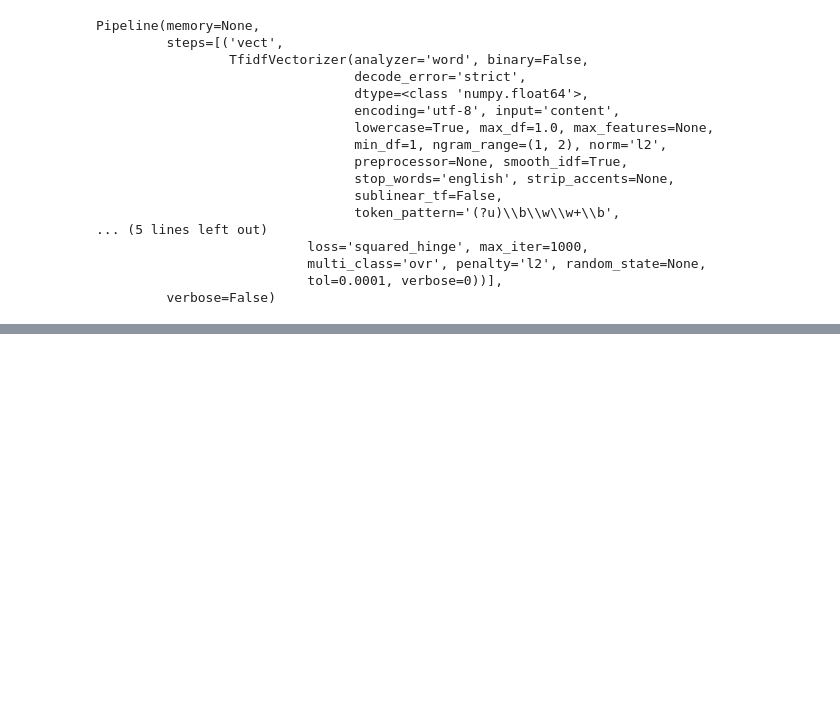
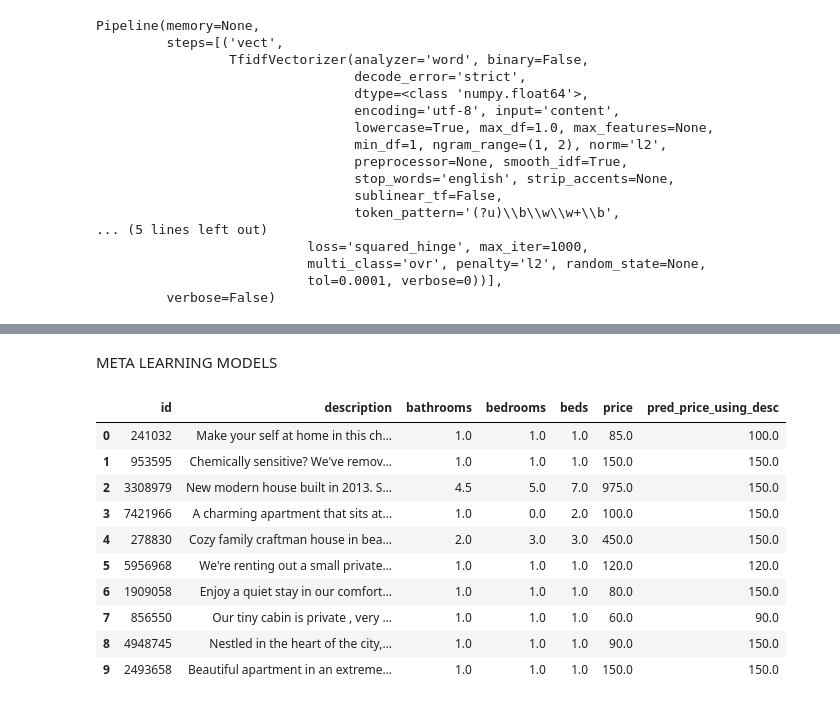
Before and after one commit to MarianVinasDSPT7/DS-Unit-4-Sprint-3-Deep-Learning, a Jupyter notebook: U4_Build_NLP_Airbnb_2.ipynb, the cells around one changed output, grey strips where cells are left out. Cells and saved outputs as stored; diff of their text form; code cells hidden in the pictures; blank space fills up the shorter version.

```diff
--- a/U4_Build_NLP_Airbnb_2.ipynb
+++ b/U4_Build_NLP_Airbnb_2.ipynb
@@ -367,13 +367,13 @@ pipe = Pipeline([('vect', vect), ('clf', rfc)])
 
 
 parameters = {
-    'vect__max_df': (0.75, 1.0),
-    'vect__min_df': (.02, .05),
-    'vect__max_features':(500,1500),
-    'clf__n_estimators':(5,10),
-    'clf__max_depth':(5,10,15,20)
+    'vect__max_df': (0.7, 1.0),
+    'vect__min_df': (.02, .05, .10),
+    'vect__max_features':(500, 1500),
+    'clf__n_estimators':(5, 10),
+    'clf__max_depth':(5, 10, 15, 20)
 }
 
-grid_search = GridSearchCV(pipe,parameters, cv=5, n_jobs=4, verbose=1)
+grid_search = GridSearchCV(pipe, parameters, cv=5, n_jobs=4, verbose=1)
 grid_search.fit(df['description'], target)
 # %% [output]
@@ -432,0 +449,23 @@ IndexError: only integers, slices (`:`), ellipsis (`...`), numpy.newaxis (`None`
+# %% [markdown]
+META LEARNING MODELS
+# %%
+# Create dataframe containing price prediction per description
+
+pred = grid_search.predict(df['description'])
+# %%
+df_pred = pd.DataFrame({'id': df['id'], 'description': df['description'], 'bathrooms': df['bathrooms'], 'bedrooms': df['bedrooms'],
+                       'beds': df['beds'], 'price': df['price'], 'pred_price_using_desc': pred})
+df_pred.head(10)
+# id	description	bathrooms	bedrooms	beds	price
+# %% [output]
+|  | id | description | bathrooms | bedrooms | beds | price | pred_price_using_desc |
+| 0 | 241032 | Make your self at home in this ch... | 1.0 | 1.0 | 1.0 | 85.0 | 100.0 |
+| 1 | 953595 | Chemically sensitive? We've remov... | 1.0 | 1.0 | 1.0 | 150.0 | 150.0 |
+| 2 | 3308979 | New modern house built in 2013. S... | 4.5 | 5.0 | 7.0 | 975.0 | 150.0 |
+| 3 | 7421966 | A charming apartment that sits at... | 1.0 | 0.0 | 2.0 | 100.0 | 150.0 |
+| 4 | 278830 | Cozy family craftman house in bea... | 2.0 | 3.0 | 3.0 | 450.0 | 150.0 |
+| 5 | 5956968 | We're renting out a small private... | 1.0 | 1.0 | 1.0 | 120.0 | 120.0 |
+| 6 | 1909058 | Enjoy a quiet stay in our comfort... | 1.0 | 1.0 | 1.0 | 80.0 | 150.0 |
+| 7 | 856550 | Our tiny cabin is private , very ... | 1.0 | 1.0 | 1.0 | 60.0 | 90.0 |
+| 8 | 4948745 | Nestled in the heart of the city,... | 1.0 | 1.0 | 1.0 | 90.0 | 150.0 |
+| 9 | 2493658 | Beautiful apartment in an extreme... | 1.0 | 1.0 | 1.0 | 150.0 | 150.0 |
```
Also changed, not shown: parts of 23 cells of this notebook.
